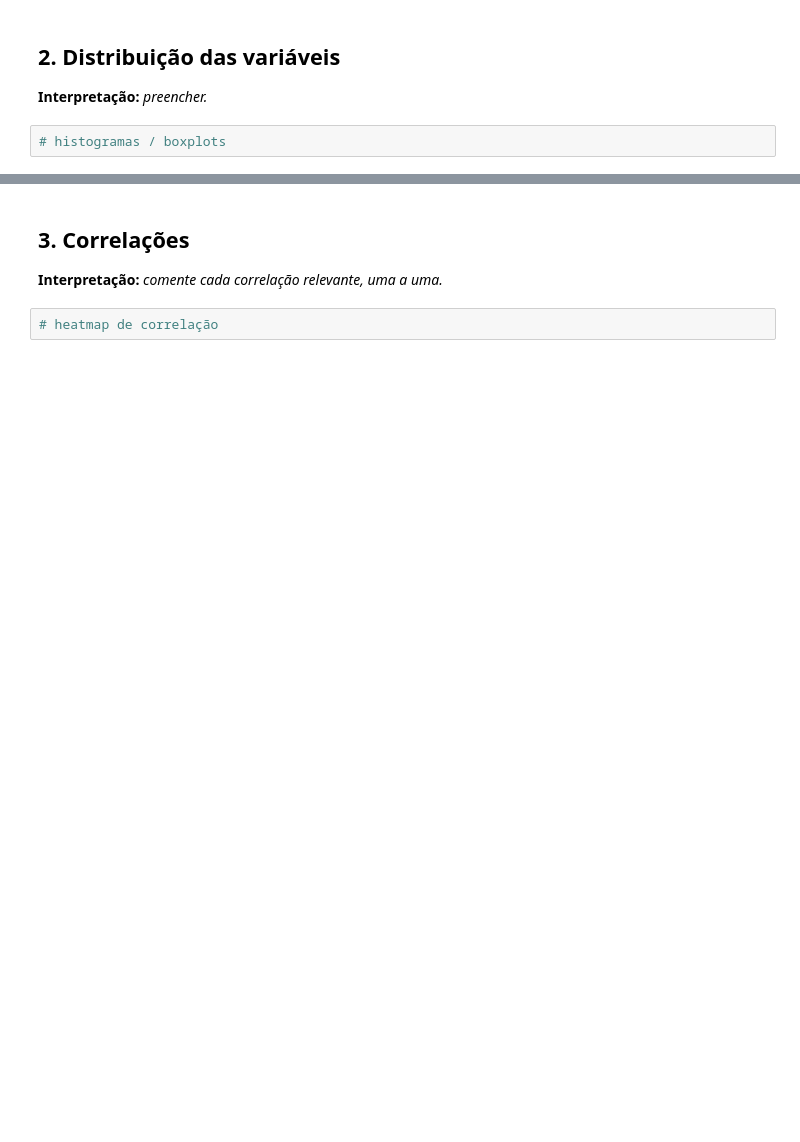
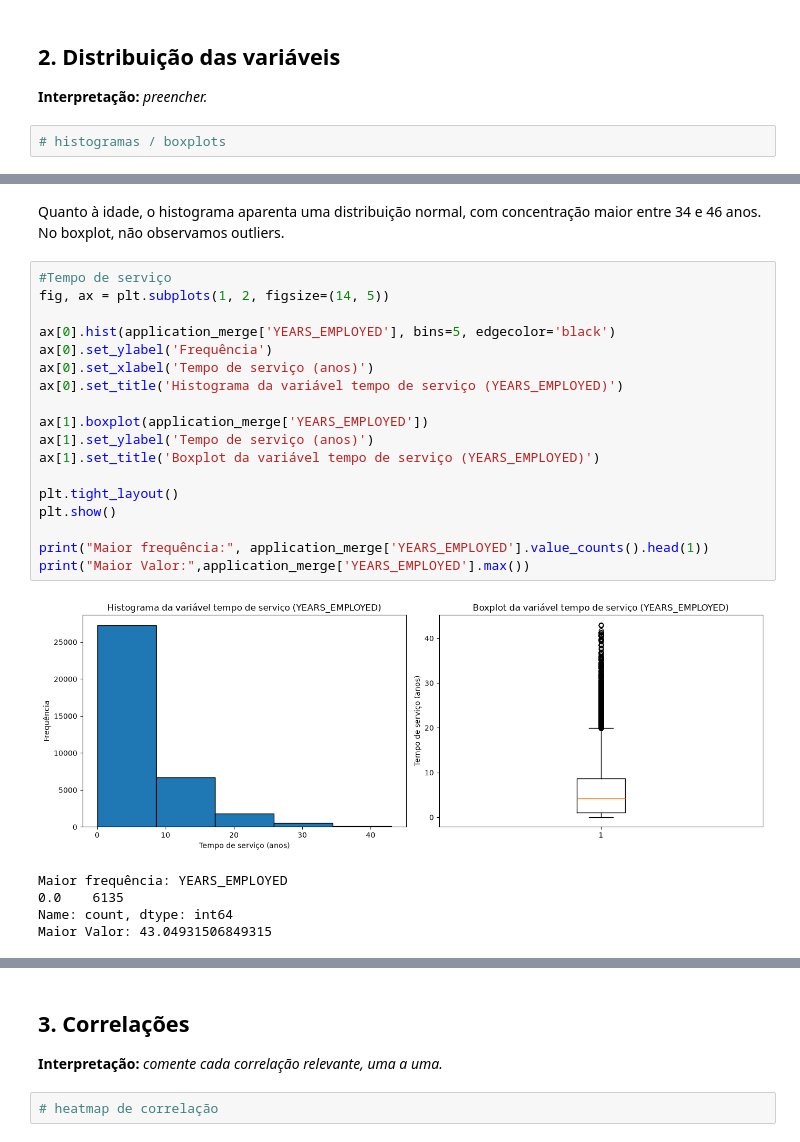
Before and after one commit to a-marcia0/rm377793-postech-tech-challenge-fase2, a Jupyter notebook: notebooks/01_eda.ipynb, the cells around one changed output, grey strips where cells are left out. Saved outputs shown, nothing was run; the diff lists cells and outputs as text; blank space fills up the shorter version.

```diff
--- a/notebooks/01_eda.ipynb
+++ b/notebooks/01_eda.ipynb
@@ -125,0 +346,26 @@ array([[<Axes: title={'center': 'ID'}>,
+# %% [markdown]
+Quanto à idade, o histograma aparenta uma distribuição normal, com concentração maior entre 34 e 46 anos. No boxplot, não observamos outliers.
+# %%
+#Tempo de serviço
+fig, ax = plt.subplots(1, 2, figsize=(14, 5))
+
+ax[0].hist(application_merge['YEARS_EMPLOYED'], bins=5, edgecolor='black')
+ax[0].set_ylabel('Frequência')
+ax[0].set_xlabel('Tempo de serviço (anos)')
+ax[0].set_title('Histograma da variável tempo de serviço (YEARS_EMPLOYED)')
+
+ax[1].boxplot(application_merge['YEARS_EMPLOYED'])
+ax[1].set_ylabel('Tempo de serviço (anos)')
+ax[1].set_title('Boxplot da variável tempo de serviço (YEARS_EMPLOYED)')
+
+plt.tight_layout()
+plt.show()
+
+print("Maior frequência:", application_merge['YEARS_EMPLOYED'].value_counts().head(1))
+print("Maior Valor:",application_merge['YEARS_EMPLOYED'].max())
+# %% [output]
+[figure, added]
+Maior frequência: YEARS_EMPLOYED
+0.0    6135
+Name: count, dtype: int64
+Maior Valor: 43.04931506849315
```
Also changed, not shown: parts of 51 cells of this notebook, 1 other file.
